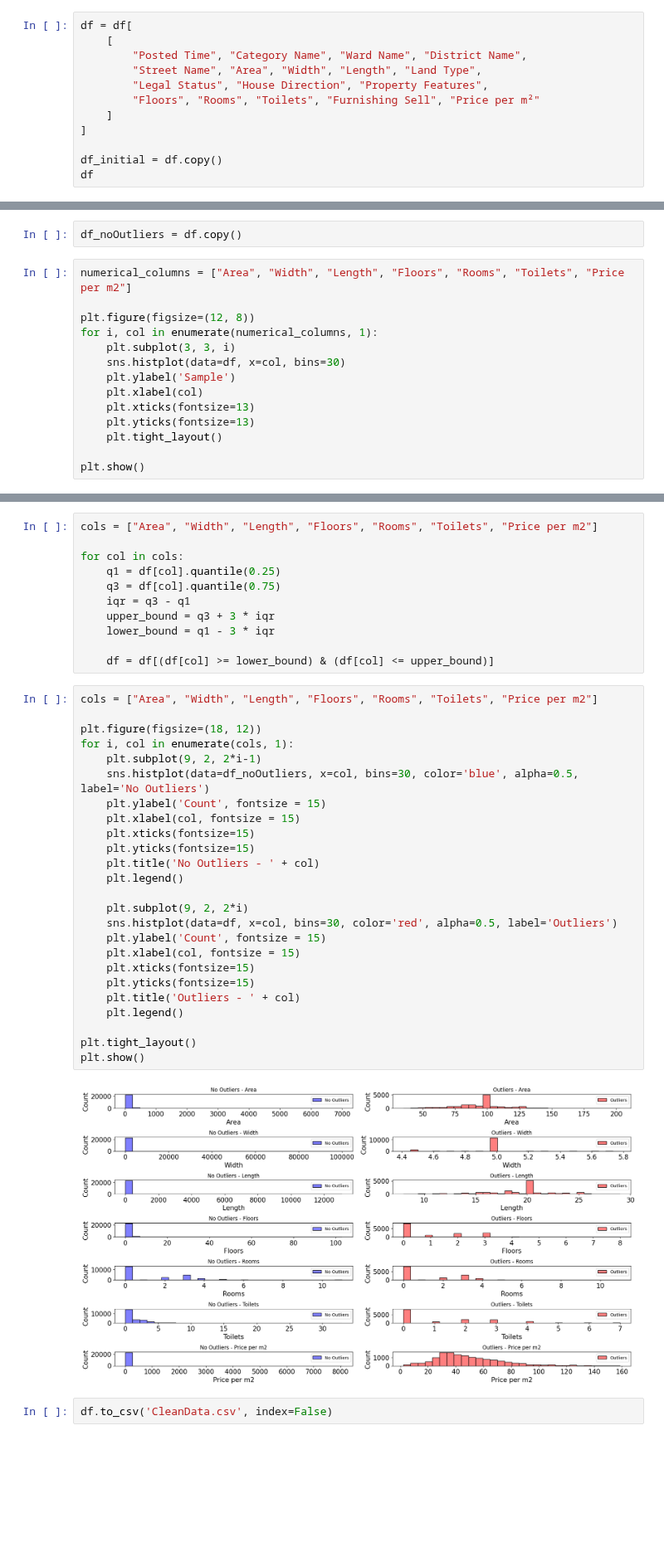
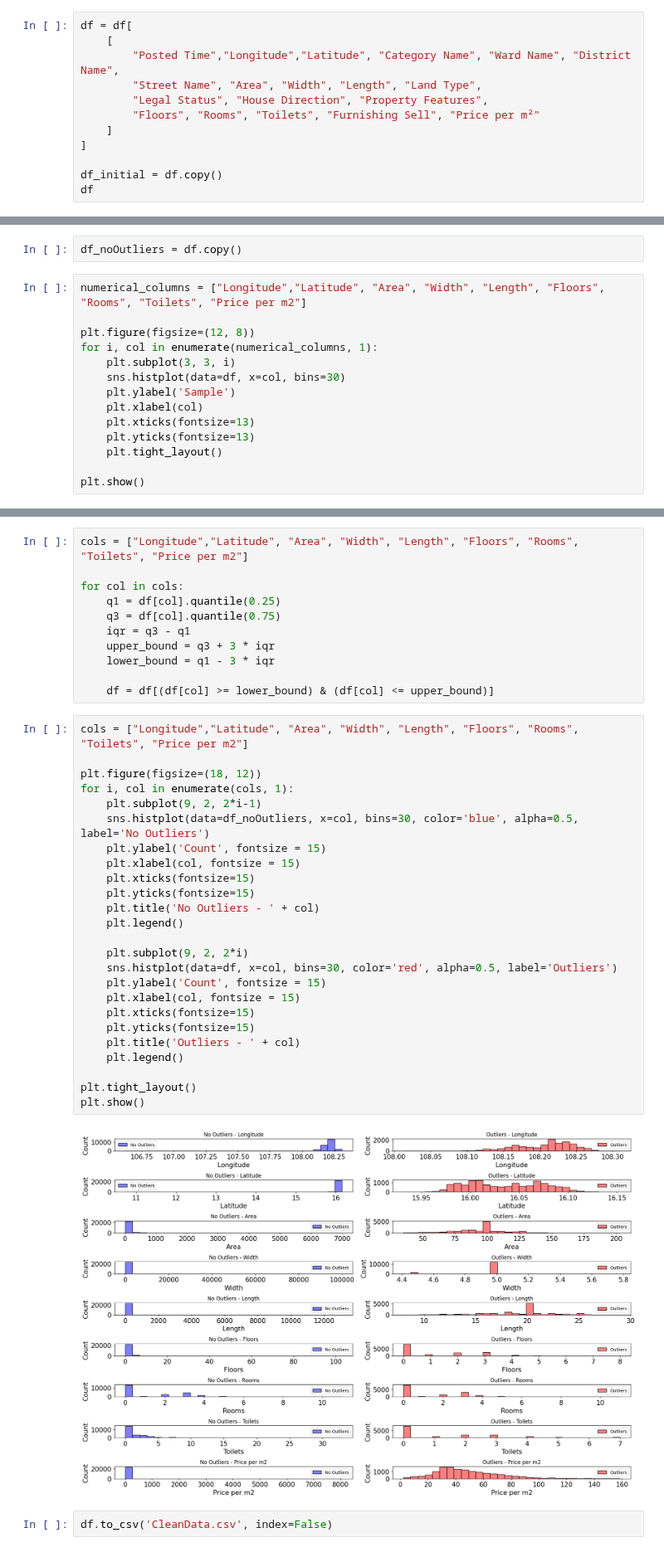
Before and after one commit to LuniuLun/RealEstate, a Jupyter notebook: MachineLearning/RealEstatePrediction/CleanData.ipynb, the cells around one changed output, grey strips where cells are left out. Shown at 83% size. Drawn from its saved outputs; the diff is of its cells as text; blank space fills up the shorter version.

Commit message:
refactor: add geographic coordinates (Longitude, Latitude) as features and retrain model

```diff
--- a/MachineLearning/RealEstatePrediction/CleanData.ipynb
+++ b/MachineLearning/RealEstatePrediction/CleanData.ipynb
@@ -26,7 +26,7 @@ df
 # %%
 df = df[
     [
-        "Posted Time", "Category Name", "Ward Name", "District Name",
+        "Posted Time","Longitude","Latitude", "Category Name", "Ward Name", "District Name",
         "Street Name", "Area", "Width", "Length", "Land Type",
         "Legal Status", "House Direction", "Property Features",
         "Floors", "Rooms", "Toilets", "Furnishing Sell", "Price per m²"
@@ -436,7 +444,7 @@ print("Đã loại bỏ các dòng có đơn giá dưới 2 triệu đồng/m².
 # %%
 df_noOutliers = df.copy()
 # %%
-numerical_columns = ["Area", "Width", "Length", "Floors", "Rooms", "Toilets", "Price per m2"]
+numerical_columns = ["Longitude","Latitude", "Area", "Width", "Length", "Floors", "Rooms", "Toilets", "Price per m2"]
 
 plt.figure(figsize=(12, 8))
 for i, col in enumerate(numerical_columns, 1):
@@ -454,5 +462,5 @@ plt.show()
 # %%
-cols = ["Area", "Width", "Length", "Floors", "Rooms", "Toilets", "Price per m2"]
+cols = ["Longitude","Latitude", "Area", "Width", "Length", "Floors", "Rooms", "Toilets", "Price per m2"]
 
 for col in cols:
     q1 = df[col].quantile(0.25)
@@ -463,32 +471,32 @@ for col in cols:
 
     df = df[(df[col] >= lower_bound) & (df[col] <= upper_bound)]
 # %%
-cols = ["Area", "Width", "Length", "Floors", "Rooms", "Toilets", "Price per m2"]
+cols = ["Longitude","Latitude", "Area", "Width", "Length", "Floors", "Rooms", "Toilets", "Price per m2"]
 
 plt.figure(figsize=(18, 12))
 for i, col in enumerate(cols, 1):
     plt.subplot(9, 2, 2*i-1)
     sns.histplot(data=df_noOutliers, x=col, bins=30, color='blue', alpha=0.5, label='No Outliers')
     plt.ylabel('Count', fontsize = 15)
     plt.xlabel(col, fontsize = 15)
     plt.xticks(fontsize=15)
     plt.yticks(fontsize=15)
     plt.title('No Outliers - ' + col)
     plt.legend()
 
     plt.subplot(9, 2, 2*i)
     sns.histplot(data=df, x=col, bins=30, color='red', alpha=0.5, label='Outliers')
     plt.ylabel('Count', fontsize = 15)
     plt.xlabel(col, fontsize = 15)
     plt.xticks(fontsize=15)
     plt.yticks(fontsize=15)
     plt.title('Outliers - ' + col)
     plt.legend()
 
 plt.tight_layout()
 plt.show()
 # %% [output]
-[figure, old version]
+[figure, new version]
 # %%
 df.to_csv('CleanData.csv', index=False)
 # %% [markdown]
```
Also changed, not shown: parts of 11 cells of this notebook, 2 other files.
